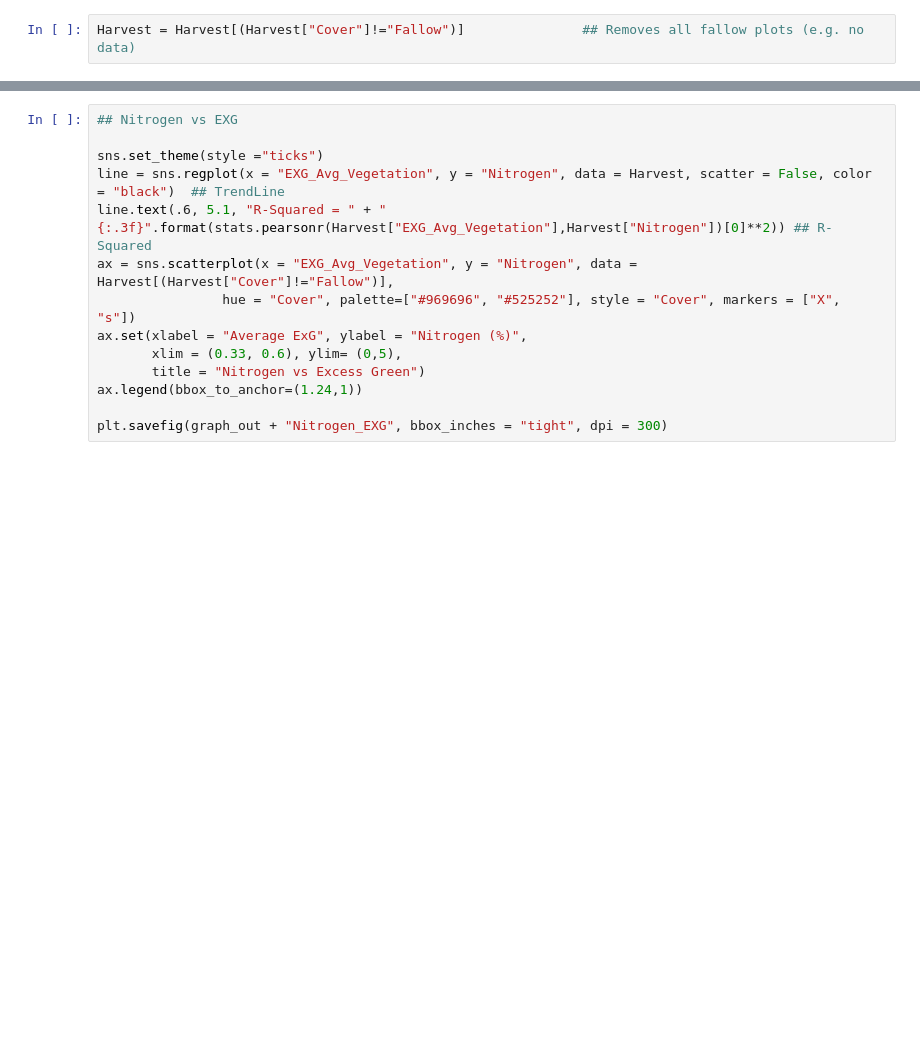
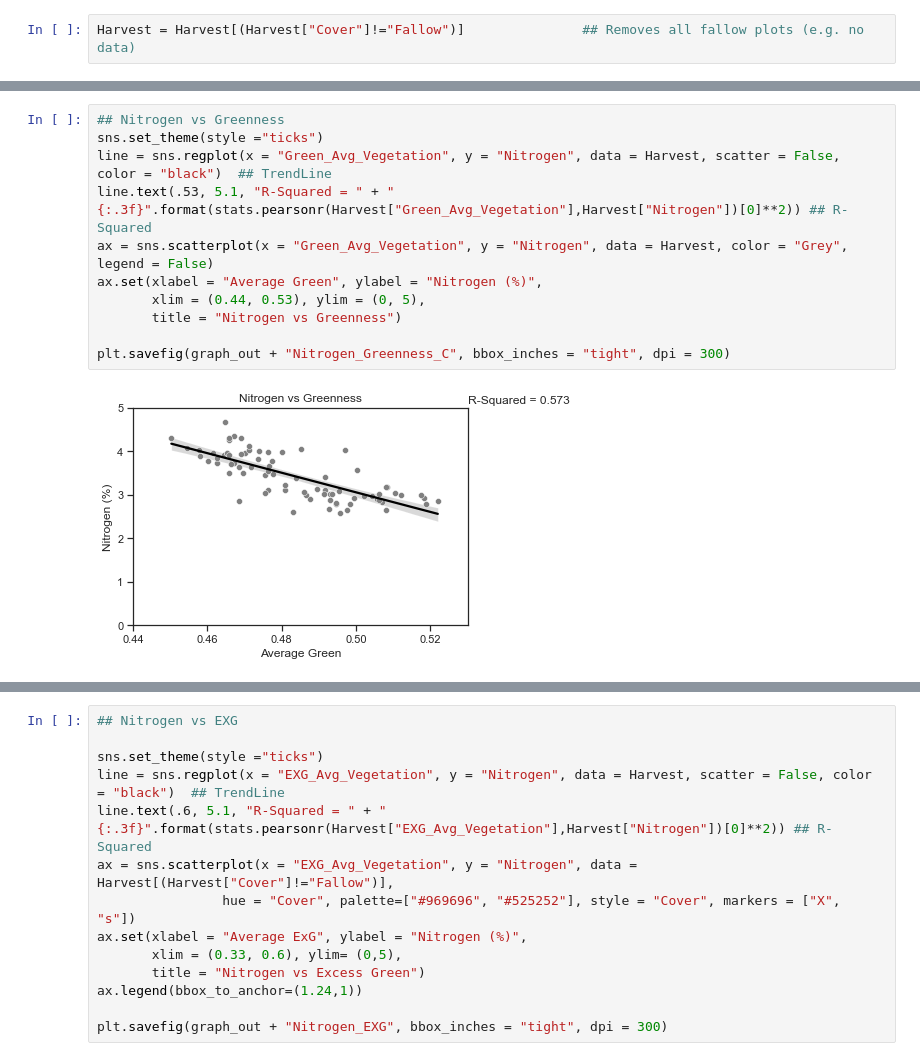
Before and after one commit to LRosen656/USDA_GEMS_TASK1, a Jupyter notebook: 6.0_Plot_Oat_Results.ipynb, the cells around one changed output, grey strips where cells are left out. Cells and saved outputs as stored; diff of their text form; blank space fills up the shorter version.

```diff
--- a/6.0_Plot_Oat_Results.ipynb
+++ b/6.0_Plot_Oat_Results.ipynb
@@ -460,3 +504,16 @@ ax.legend(bbox_to_anchor=(1.24,1))
 plt.savefig(graph_out + "Nitrogen_Greenness", bbox_inches = "tight", dpi = 300)
 # %% [output]
 [figure]
+# %%
+## Nitrogen vs Greenness
+sns.set_theme(style ="ticks")
+line = sns.regplot(x = "Green_Avg_Vegetation", y = "Nitrogen", data = Harvest, scatter = False, color = "black")  ## TrendLine
+line.text(.53, 5.1, "R-Squared = " + "{:.3f}".format(stats.pearsonr(Harvest["Green_Avg_Vegetation"],Harvest["Nitrogen"])[0]**2)) ## R-Squared
+ax = sns.scatterplot(x = "Green_Avg_Vegetation", y = "Nitrogen", data = Harvest, color = "Grey", legend = False)
+ax.set(xlabel = "Average Green", ylabel = "Nitrogen (%)",
+       xlim = (0.44, 0.53), ylim = (0, 5),
+       title = "Nitrogen vs Greenness")
+
+plt.savefig(graph_out + "Nitrogen_Greenness_C", bbox_inches = "tight", dpi = 300)
+# %% [output]
+[figure, added]
```
Also changed, not shown: parts of 41 cells of this notebook, 42 other files.
